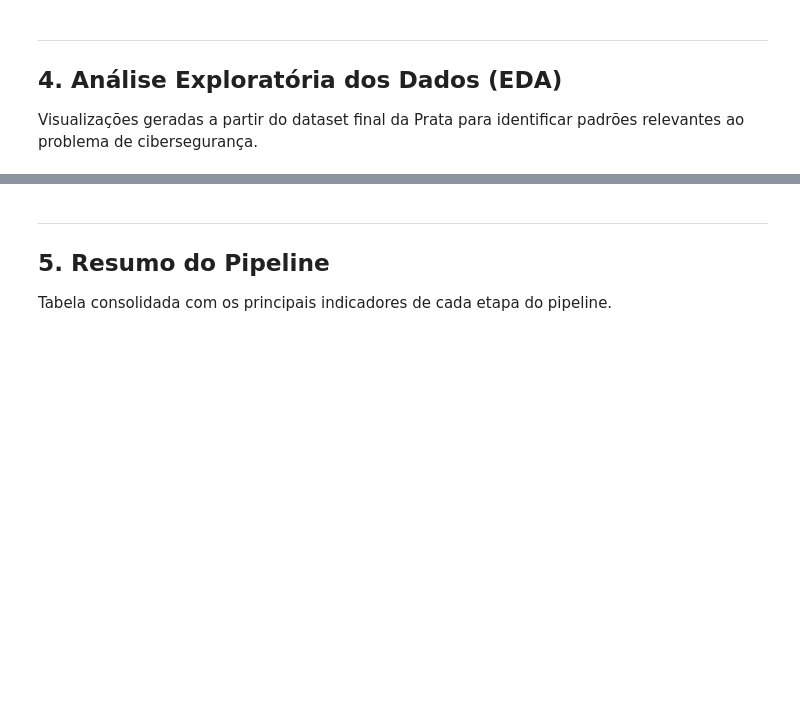
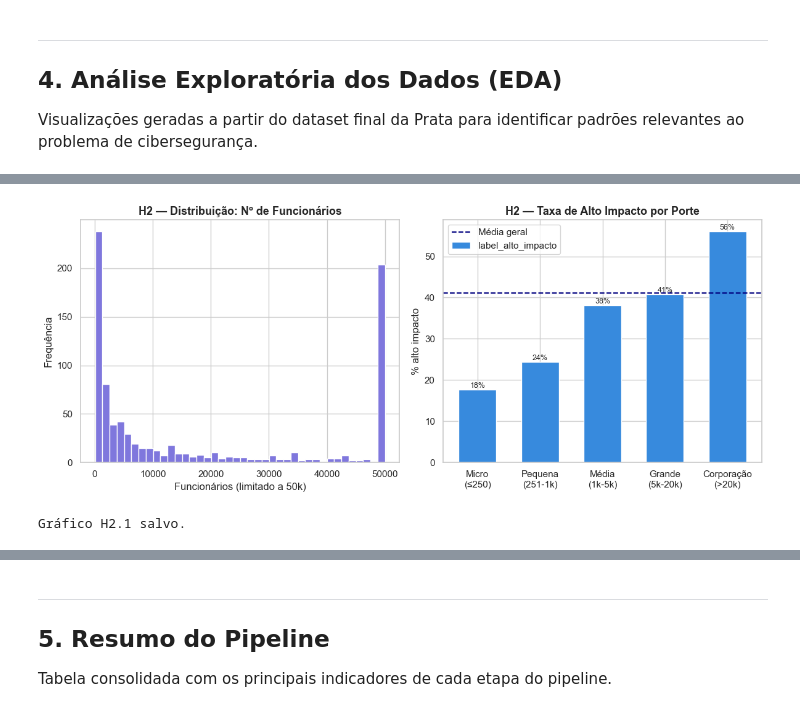
Before and after one commit to ThiagoRosa21/atv-de-ciencia-de-dados, a Jupyter notebook: trabalho de ciencia de dados/notebooks/pipeline.ipynb, the cells around one changed output, grey strips where cells are left out. Cells and saved outputs as stored; diff of their text form; code cells hidden in the pictures; blank space fills up the shorter version.

```diff
--- a/trabalho de ciencia de dados/notebooks/pipeline.ipynb
+++ b/trabalho de ciencia de dados/notebooks/pipeline.ipynb
@@ -440,0 +465,55 @@ Gráfico 4 salvo.
+# %%
+# ============================================================
+# HIPÓTESE 2
+# "Empresas com maior número de funcionários concentram
+#  as maiores perdas absolutas, mas empresas de porte médio
+#  têm maior proporção de incidentes classificados como
+#  alto impacto (em relação ao seu tamanho)."
+#
+# Motivação: grandes empresas são alvos maiores, mas PMEs
+# podem não ter resiliência financeira suficiente.
+# ============================================================
+
+# --- Criar faixa de porte ---
+df_silver = df_silver.copy()
+df_silver['porte'] = pd.cut(
+    df_silver['employee_count'],
+    bins=[0, 250, 1000, 5000, 20000, float('inf')],
+    labels=['Micro\n(≤250)', 'Pequena\n(251-1k)', 'Média\n(1k-5k)',
+            'Grande\n(5k-20k)', 'Corporação\n(>20k)']
+)
+# %%
+# --- Gráfico 2.1 — Distribuição da variável employee_count ---
+fig, axes = plt.subplots(1, 2, figsize=(12, 5))
+
+# Histograma
+df_silver['employee_count'].dropna().clip(upper=50000).plot.hist(
+    bins=40, ax=axes[0], color='#7F77DD', edgecolor='white'
+)
+axes[0].set_title('H2 — Distribuição: Nº de Funcionários')
+axes[0].set_xlabel('Funcionários (limitado a 50k)')
+axes[0].set_ylabel('Frequência')
+
+# Taxa de alto impacto por porte
+taxa_porte = (
+    df_silver.groupby('porte', observed=True)['label_alto_impacto']
+    .mean() * 100
+)
+taxa_porte.plot.bar(ax=axes[1], color='#378ADD', edgecolor='white', width=0.6)
+axes[1].axhline(df_silver['label_alto_impacto'].mean() * 100,
+                color='navy', linestyle='--', linewidth=1.5, label='Média geral')
+axes[1].set_title('H2 — Taxa de Alto Impacto por Porte')
+axes[1].set_xlabel('')
+axes[1].set_ylabel('% alto impacto')
+axes[1].legend()
+for bar in axes[1].patches:
+    axes[1].text(bar.get_x() + bar.get_width() / 2, bar.get_height() + 0.5,
+                 f'{bar.get_height():.0f}%', ha='center', fontsize=9)
+plt.xticks(rotation=0)
+plt.tight_layout()
+plt.savefig('data/silver/h2_grafico3_porte_empresa.png', dpi=150, bbox_inches='tight')
+plt.show()
+print('Gráfico H2.1 salvo.')
+# %% [output]
+[figure, added]
+Gráfico H2.1 salvo.
```
Also changed, not shown: parts of 31 cells of this notebook, 18 other files.
